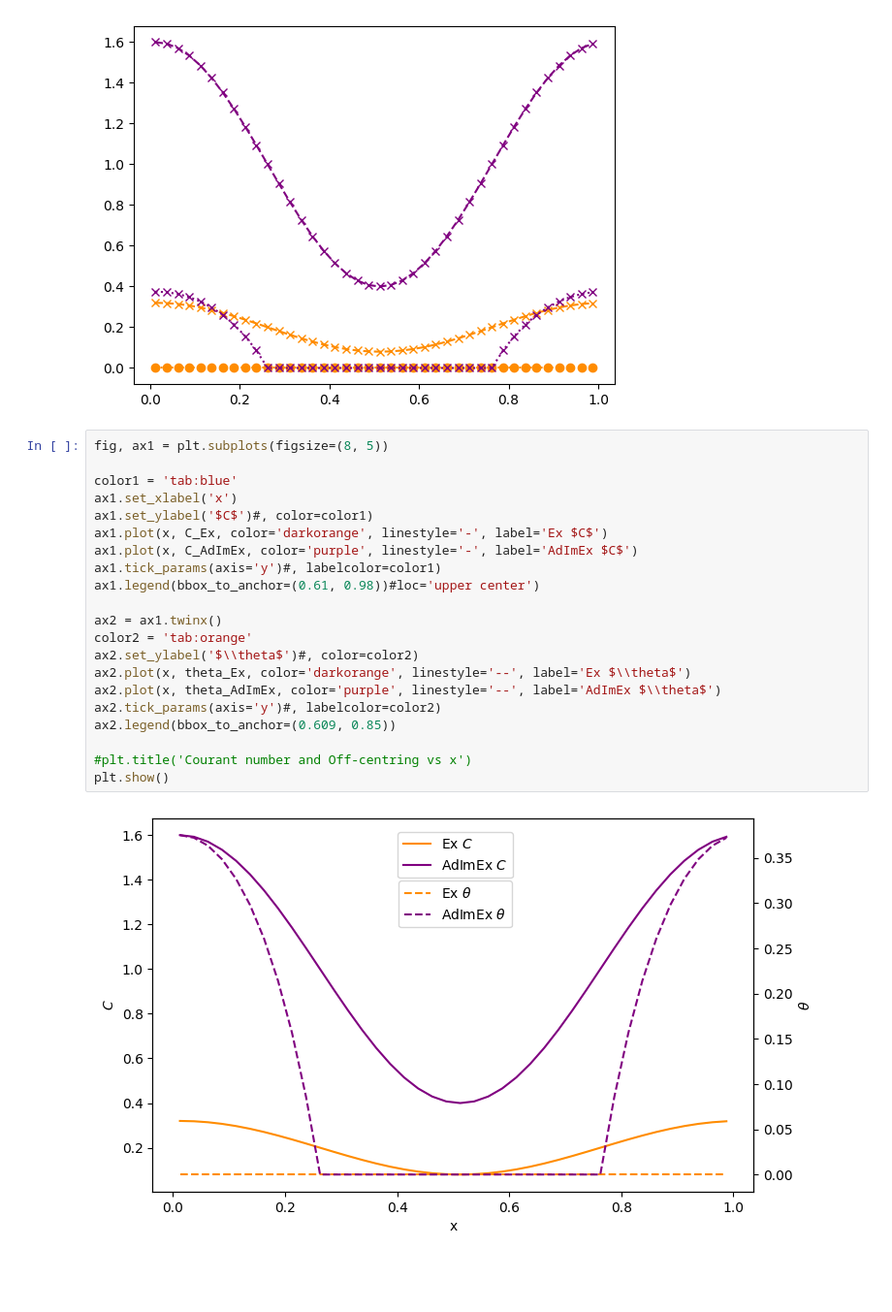
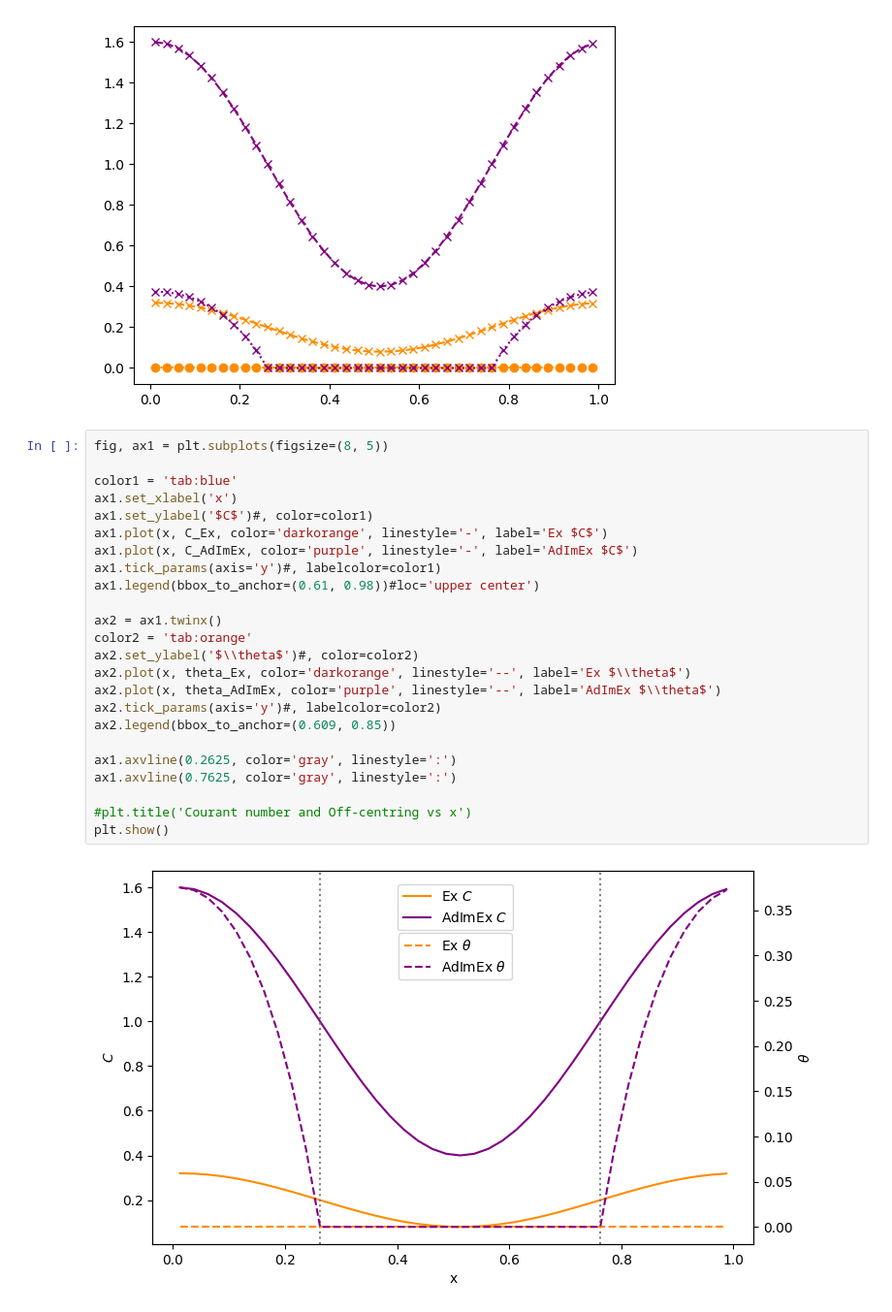
Before and after one commit to ambertewinkel/advectionschemes, a Jupyter notebook: plot_multiple_timelevels.ipynb, the cells around one changed output. Shown at 97% size. Cells and saved outputs as stored; diff of their text form; blank space fills up the shorter version.

```diff
--- a/plot_multiple_timelevels.ipynb
+++ b/plot_multiple_timelevels.ipynb
@@ -196,23 +201,26 @@ plt.show()
 # %%
 fig, ax1 = plt.subplots(figsize=(8, 5))
 
 color1 = 'tab:blue'
 ax1.set_xlabel('x')
 ax1.set_ylabel('$C$')#, color=color1)
 ax1.plot(x, C_Ex, color='darkorange', linestyle='-', label='Ex $C$')
 ax1.plot(x, C_AdImEx, color='purple', linestyle='-', label='AdImEx $C$')
 ax1.tick_params(axis='y')#, labelcolor=color1)
 ax1.legend(bbox_to_anchor=(0.61, 0.98))#loc='upper center')
 
 ax2 = ax1.twinx()
 color2 = 'tab:orange'
 ax2.set_ylabel('$\\theta$')#, color=color2)
 ax2.plot(x, theta_Ex, color='darkorange', linestyle='--', label='Ex $\\theta$')
 ax2.plot(x, theta_AdImEx, color='purple', linestyle='--', label='AdImEx $\\theta$')
 ax2.tick_params(axis='y')#, labelcolor=color2)
 ax2.legend(bbox_to_anchor=(0.609, 0.85))
 
+ax1.axvline(0.2625, color='gray', linestyle=':')
+ax1.axvline(0.7625, color='gray', linestyle=':')
+
 #plt.title('Courant number and Off-centring vs x')
 plt.show()
 # %% [output]
-[figure, old version]
+[figure, new version]
```
Also changed, not shown: parts of 1 cell of this notebook.
